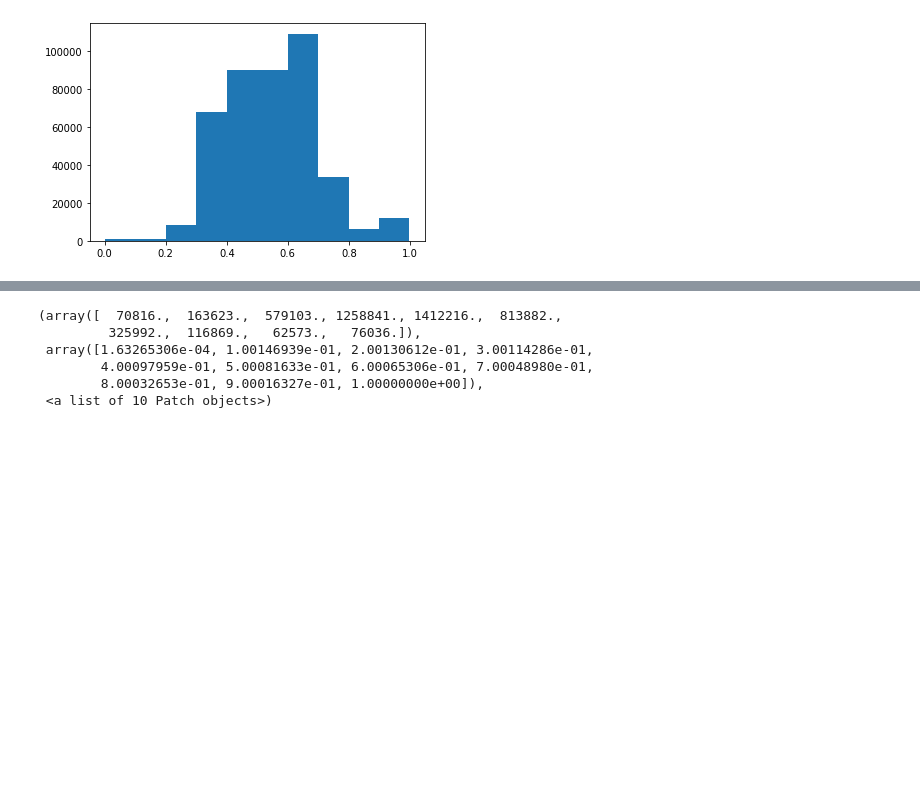
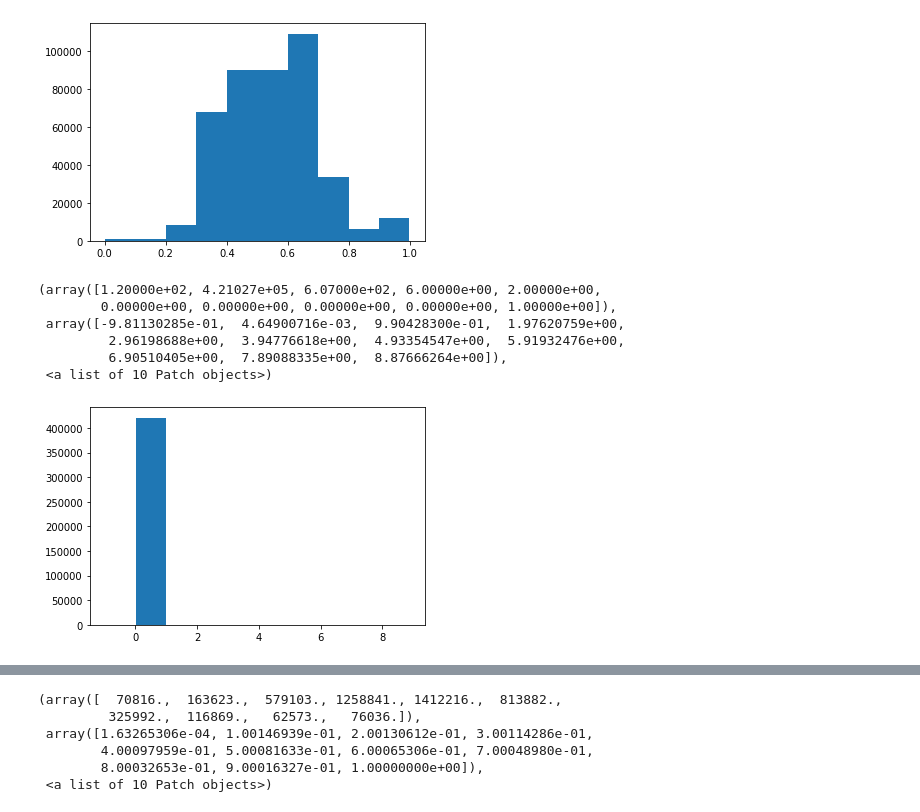
Before and after one commit to SeongwoongCho/SpeechToEGG, a Jupyter notebook: Untitled.ipynb, the cells around one changed output, grey strips where cells are left out. Cells and saved outputs as stored; diff of their text form; code cells hidden in the pictures; blank space fills up the shorter version.

```diff
--- a/Untitled.ipynb
+++ b/Untitled.ipynb
@@ -105,3 +112,13 @@ plt.hist(CQ[:])
         7.99272527e-01, 8.99059562e-01, 9.98846597e-01]),
  <a list of 10 Patch objects>)
 [figure]
+# %%
+plt.hist(hl[:])
+# %% [output]
+(array([1.20000e+02, 4.21027e+05, 6.07000e+02, 6.00000e+00, 2.00000e+00,
+        0.00000e+00, 0.00000e+00, 0.00000e+00, 0.00000e+00, 1.00000e+00]),
+ array([-9.81130285e-01,  4.64900716e-03,  9.90428300e-01,  1.97620759e+00,
+         2.96198688e+00,  3.94776618e+00,  4.93354547e+00,  5.91932476e+00,
+         6.90510405e+00,  7.89088335e+00,  8.87666264e+00]),
+ <a list of 10 Patch objects>)
+[figure, added]
```
Also changed, not shown: parts of 22 cells of this notebook, 12 other files.
